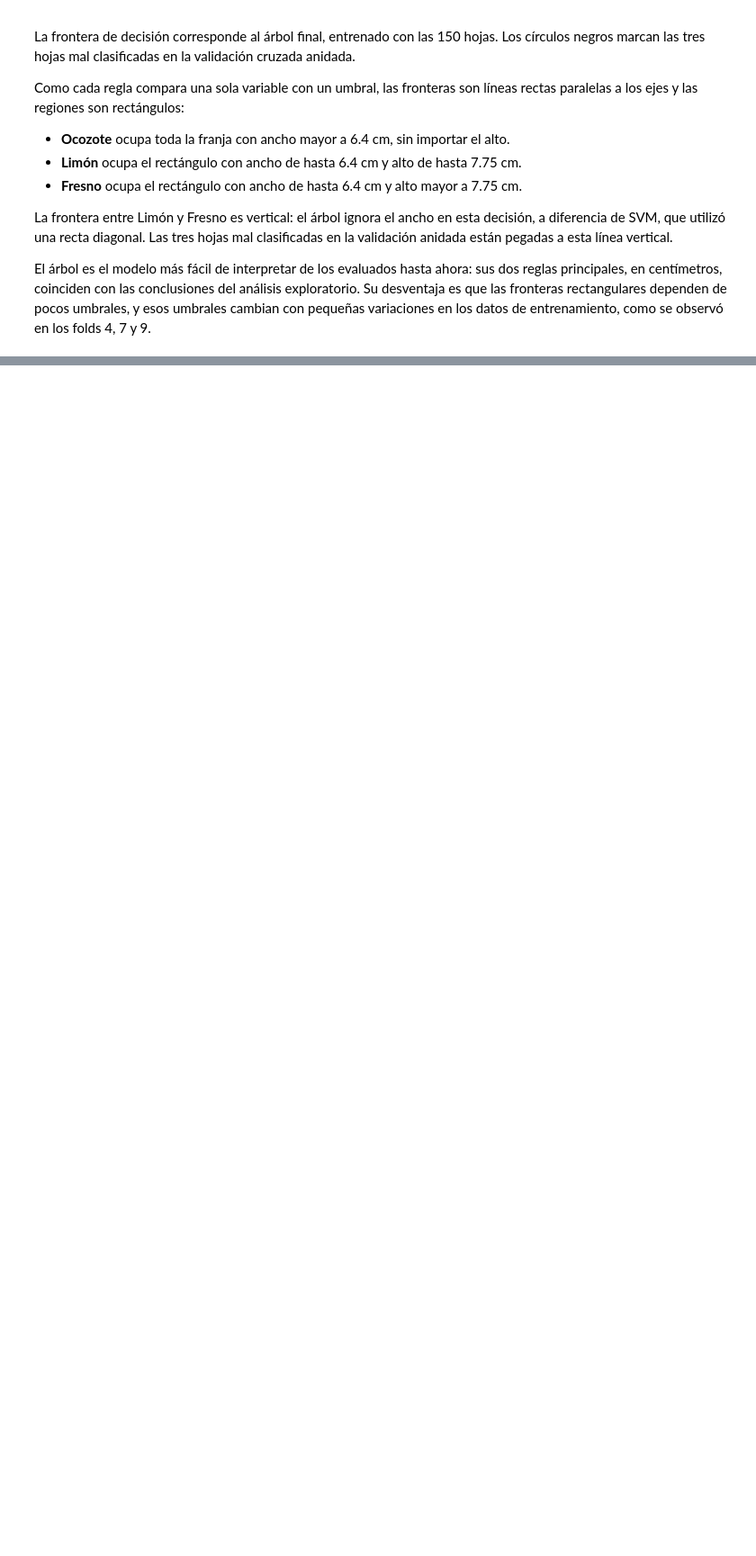
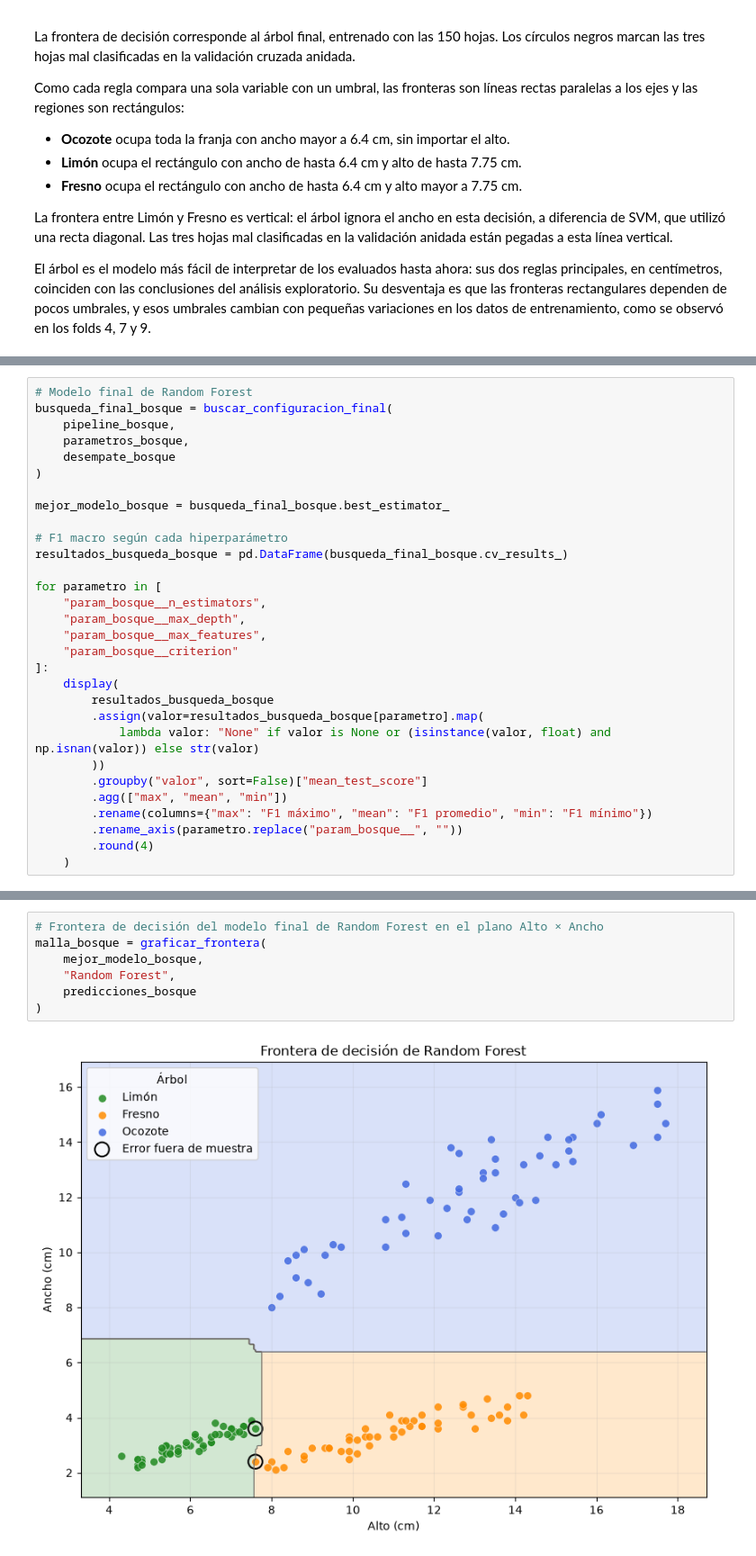
Before and after one commit to jpmartham/proyecto-final-razonamiento, a Jupyter notebook: notebooks/hojas.ipynb, the cells around one changed output, grey strips where cells are left out. Shown at 90% size. Drawn from its saved outputs; the diff is of its cells as text; blank space fills up the shorter version.

```diff
--- a/notebooks/hojas.ipynb
+++ b/notebooks/hojas.ipynb
@@ -2752,0 +2931,30 @@ El árbol es el modelo más fácil de interpretar de los evaluados hasta ahora:
+# %%
+# Modelo final de Random Forest
+busqueda_final_bosque = buscar_configuracion_final(
+    pipeline_bosque,
+    parametros_bosque,
+    desempate_bosque
+)
+
+mejor_modelo_bosque = busqueda_final_bosque.best_estimator_
+
+# F1 macro según cada hiperparámetro
+resultados_busqueda_bosque = pd.DataFrame(busqueda_final_bosque.cv_results_)
+
+for parametro in [
+    "param_bosque__n_estimators",
+    "param_bosque__max_depth",
+    "param_bosque__max_features",
+    "param_bosque__criterion"
+]:
+    display(
+        resultados_busqueda_bosque
+        .assign(valor=resultados_busqueda_bosque[parametro].map(
+            lambda valor: "None" if valor is None or (isinstance(valor, float) and np.isnan(valor)) else str(valor)
+        ))
+        .groupby("valor", sort=False)["mean_test_score"]
+        .agg(["max", "mean", "min"])
+        .rename(columns={"max": "F1 máximo", "mean": "F1 promedio", "min": "F1 mínimo"})
+        .rename_axis(parametro.replace("param_bosque__", ""))
+        .round(4)
+    )
@@ -2752,0 +3035,9 @@ El árbol es el modelo más fácil de interpretar de los evaluados hasta ahora:
+# %%
+# Frontera de decisión del modelo final de Random Forest en el plano Alto × Ancho
+malla_bosque = graficar_frontera(
+    mejor_modelo_bosque,
+    "Random Forest",
+    predicciones_bosque
+)
+# %% [output]
+[figure, added]
```
Also changed, not shown: parts of 11 cells of this notebook.
